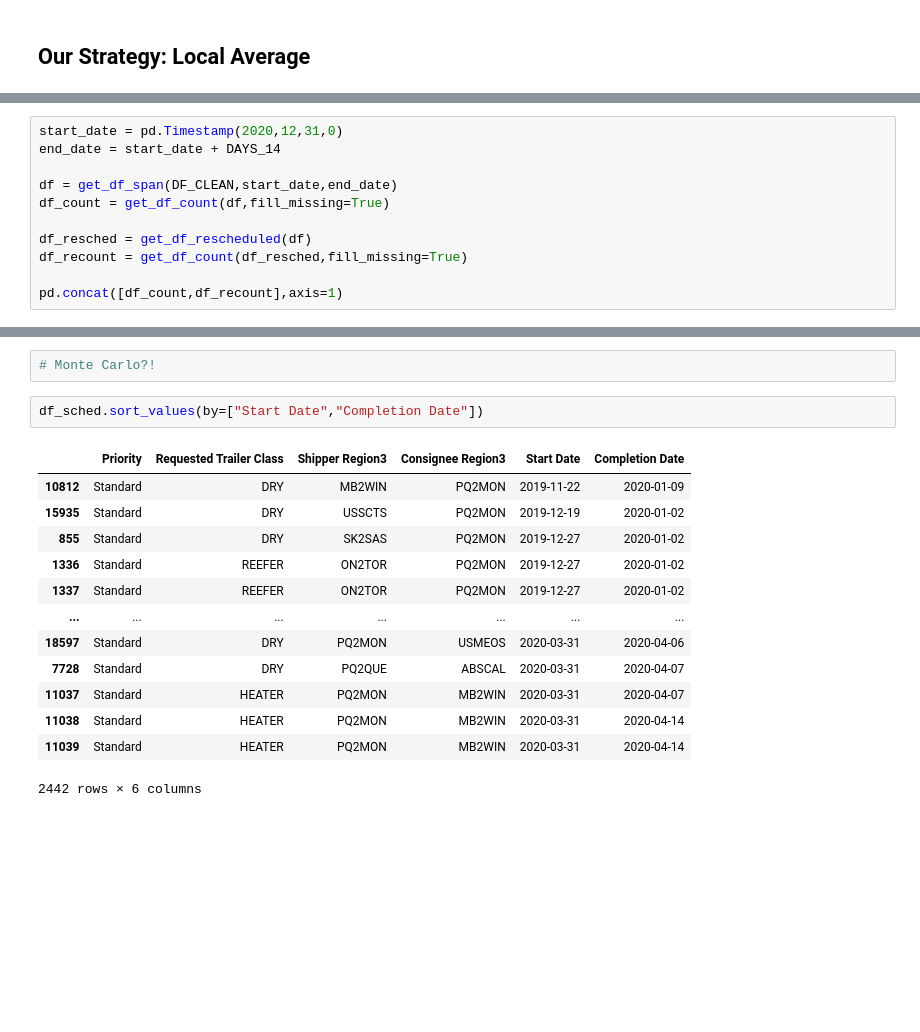
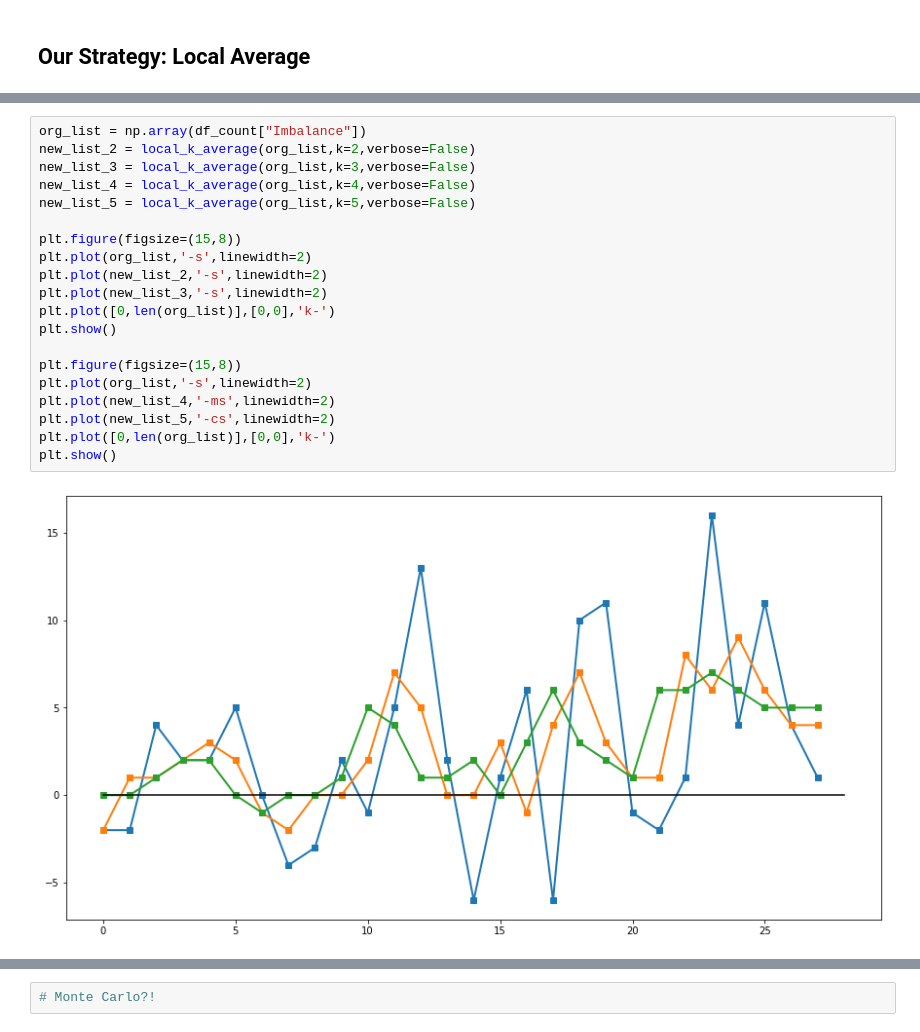
Before and after one commit to tranndt/ml-usra2021-NexusDataChallengeBison, a Jupyter notebook: [05-2021] Nexus Data Challenge/Algorithm.ipynb, the cells around one changed output, grey strips where cells are left out. Saved outputs shown, nothing was run; the diff lists cells and outputs as text; blank space fills up the shorter version.

Commit message:
Added Local Average algorithm

```diff
--- a/[05-2021] Nexus Data Challenge/Algorithm.ipynb
+++ b/[05-2021] Nexus Data Challenge/Algorithm.ipynb
@@ -871,11 +871,0 @@ def get_latest(df,col=["Start Date","Completion Date"],region='PQ'):
-# %%
-start_date = pd.Timestamp(2020,12,31,0)
-end_date = start_date + DAYS_14
-
-df = get_df_span(DF_CLEAN,start_date,end_date)
-df_count = get_df_count(df,fill_missing=True)
-
-df_resched = get_df_rescheduled(df)
-df_recount = get_df_count(df_resched,fill_missing=True)
-
-pd.concat([df_count,df_recount],axis=1)
@@ -899,0 +916,22 @@ pd.concat([df_count,df_recount],axis=1)
+# %%
+org_list = np.array(df_count["Imbalance"])
+new_list_2 = local_k_average(org_list,k=2,verbose=False)
+new_list_3 = local_k_average(org_list,k=3,verbose=False)
+new_list_4 = local_k_average(org_list,k=4,verbose=False)
+new_list_5 = local_k_average(org_list,k=5,verbose=False)
+
+plt.figure(figsize=(15,8))
+plt.plot(org_list,'-s',linewidth=2)
+plt.plot(new_list_2,'-s',linewidth=2)
+plt.plot(new_list_3,'-s',linewidth=2)
+plt.plot([0,len(org_list)],[0,0],'k-')
+plt.show()
+
+plt.figure(figsize=(15,8))
+plt.plot(org_list,'-s',linewidth=2)
+plt.plot(new_list_4,'-ms',linewidth=2)
+plt.plot(new_list_5,'-cs',linewidth=2)
+plt.plot([0,len(org_list)],[0,0],'k-')
+plt.show()
+# %% [output]
+[figure, added]
@@ -900,18 +939,2 @@ pd.concat([df_count,df_recount],axis=1)
 # %%
 # Monte Carlo?!
-# %%
-df_sched.sort_values(by=["Start Date","Completion Date"])
-# %% [output]
-|  | Priority | Requested Trailer Class | Shipper Region3 | Consignee Region3 | Start Date | Completion Date |
-| 10812 | Standard | DRY | MB2WIN | PQ2MON | 2019-11-22 | 2020-01-09 |
-| 15935 | Standard | DRY | USSCTS | PQ2MON | 2019-12-19 | 2020-01-02 |
-| 855 | Standard | DRY | SK2SAS | PQ2MON | 2019-12-27 | 2020-01-02 |
-| 1336 | Standard | REEFER | ON2TOR | PQ2MON | 2019-12-27 | 2020-01-02 |
-| 1337 | Standard | REEFER | ON2TOR | PQ2MON | 2019-12-27 | 2020-01-02 |
-| ... | ... | ... | ... | ... | ... | ... |
-| 18597 | Standard | DRY | PQ2MON | USMEOS | 2020-03-31 | 2020-04-06 |
-| 7728 | Standard | DRY | PQ2QUE | ABSCAL | 2020-03-31 | 2020-04-07 |
-| 11037 | Standard | HEATER | PQ2MON | MB2WIN | 2020-03-31 | 2020-04-07 |
-| 11038 | Standard | HEATER | PQ2MON | MB2WIN | 2020-03-31 | 2020-04-14 |
-| 11039 | Standard | HEATER | PQ2MON | MB2WIN | 2020-03-31 | 2020-04-14 |
-2442 rows × 6 columns
```
Also changed, not shown: parts of 15 cells of this notebook.
